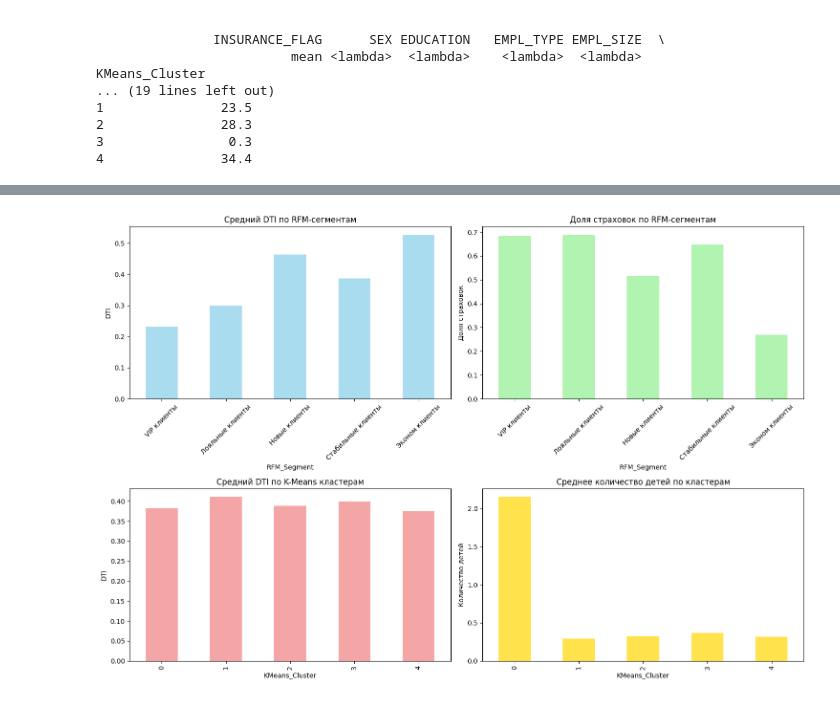
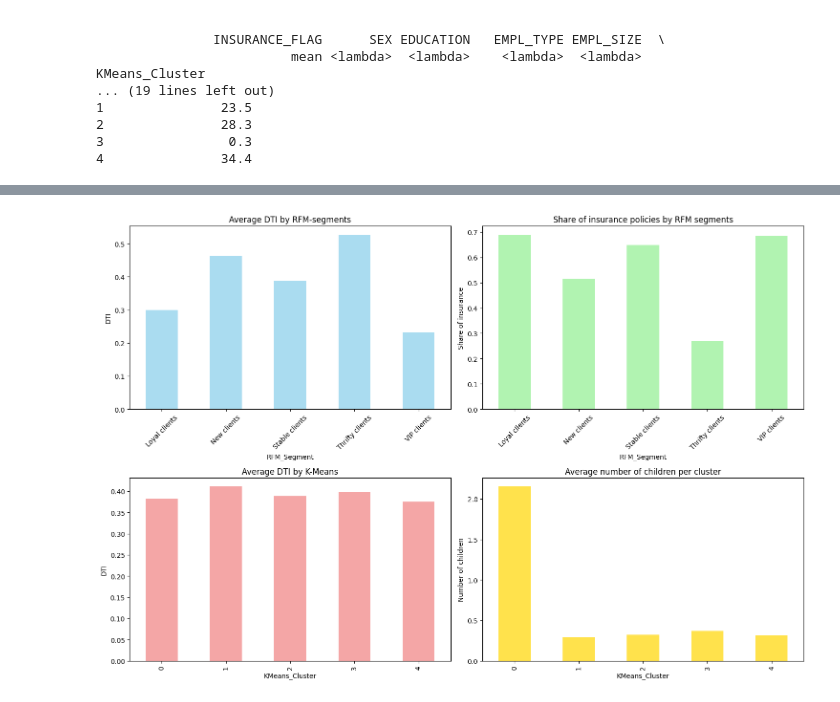
Before and after one commit to yumajke/HW_1_2025-VasilevEgor232, a Jupyter notebook: Homework_1_Data_Analysis_In_Business_VasilevEgor232.ipynb, the cells around one changed output, grey strips where cells are left out. Saved outputs shown, nothing was run; the diff lists cells and outputs as text; code cells hidden in the pictures.

```diff
--- a/Homework_1_Data_Analysis_In_Business_VasilevEgor232.ipynb
+++ b/Homework_1_Data_Analysis_In_Business_VasilevEgor232.ipynb
@@ -181,7 +180,7 @@ EMPL_TYPE                  int64
 EMPL_SIZE                  int64
 dtype: object
 # %%
-print("Часть 2\n")
+print("PART 2\n")
 
 
 rfm_table_clean = df_for_segmentation.copy()
@@ -219,20 +218,20 @@ def get_clean_rfm_segment(row):
     total_score = r + f + m
 
     if total_score >= 11:
-        return 'VIP клиенты'
+        return 'VIP clients'
     elif total_score >= 9:
-        return 'Лояльные клиенты'
+        return 'Loyal clients'
     elif total_score >= 7:
-        return 'Стабильные клиенты'
+        return 'Stable clients'
     elif total_score >= 5:
-        return 'Новые клиенты'
+        return 'New clients'
     else:
-        return 'Эконом клиенты'
+        return 'Thrifty clients'
 
 rfm_table_clean['RFM_Segment'] = rfm_table_clean.apply(get_clean_rfm_segment, axis=1)
 
-print("RFM-сегментация:")
+print("RFM-segmentation:")
 clean_rfm_counts = rfm_table_clean['RFM_Segment'].value_counts()
 for segment, count in clean_rfm_counts.items():
-    print(f"{segment}: {count} клиентов ({count/len(rfm_table_clean)*100:.1f}%)")
+    print(f"{segment}: {count} clients ({count/len(rfm_table_clean)*100:.1f}%)")
 # %% [output]
@@ -575,25 +574,25 @@ KMeans_Cluster
 # %%
 fig, axes = plt.subplots(2, 2, figsize=(15, 10))
 
 rfm_profiles[('DTI', 'mean')].plot(kind='bar', ax=axes[0,0], color='skyblue', alpha=0.7)
-axes[0,0].set_title('Средний DTI по RFM-сегментам')
+axes[0,0].set_title('Average DTI by RFM-segments')
 axes[0,0].set_ylabel('DTI')
 axes[0,0].tick_params(axis='x', rotation=45)
 
 rfm_profiles[('INSURANCE_FLAG', 'mean')].plot(kind='bar', ax=axes[0,1], color='lightgreen', alpha=0.7)
-axes[0,1].set_title('Доля страховок по RFM-сегментам')
-axes[0,1].set_ylabel('Доля страховок')
+axes[0,1].set_title('Share of insurance policies by RFM segments')
+axes[0,1].set_ylabel('Share of insurance')
 axes[0,1].tick_params(axis='x', rotation=45)
 
 kmeans_profiles[('DTI', 'mean')].plot(kind='bar', ax=axes[1,0], color='lightcoral', alpha=0.7)
-axes[1,0].set_title('Средний DTI по K-Means кластерам')
+axes[1,0].set_title('Average DTI by K-Means')
 axes[1,0].set_ylabel('DTI')
 
 kmeans_profiles[('FULL_AGE_CHILD_NUMBER', 'mean')].plot(kind='bar', ax=axes[1,1], color='gold', alpha=0.7)
-axes[1,1].set_title('Среднее количество детей по кластерам')
-axes[1,1].set_ylabel('Количество детей')
+axes[1,1].set_title('Average number of children per cluster')
+axes[1,1].set_ylabel('Number of children')
 
 plt.tight_layout()
 plt.show()
 # %% [output]
-[figure, old version]
+[figure, new version]
```
Also changed, not shown: parts of 20 cells of this notebook.
